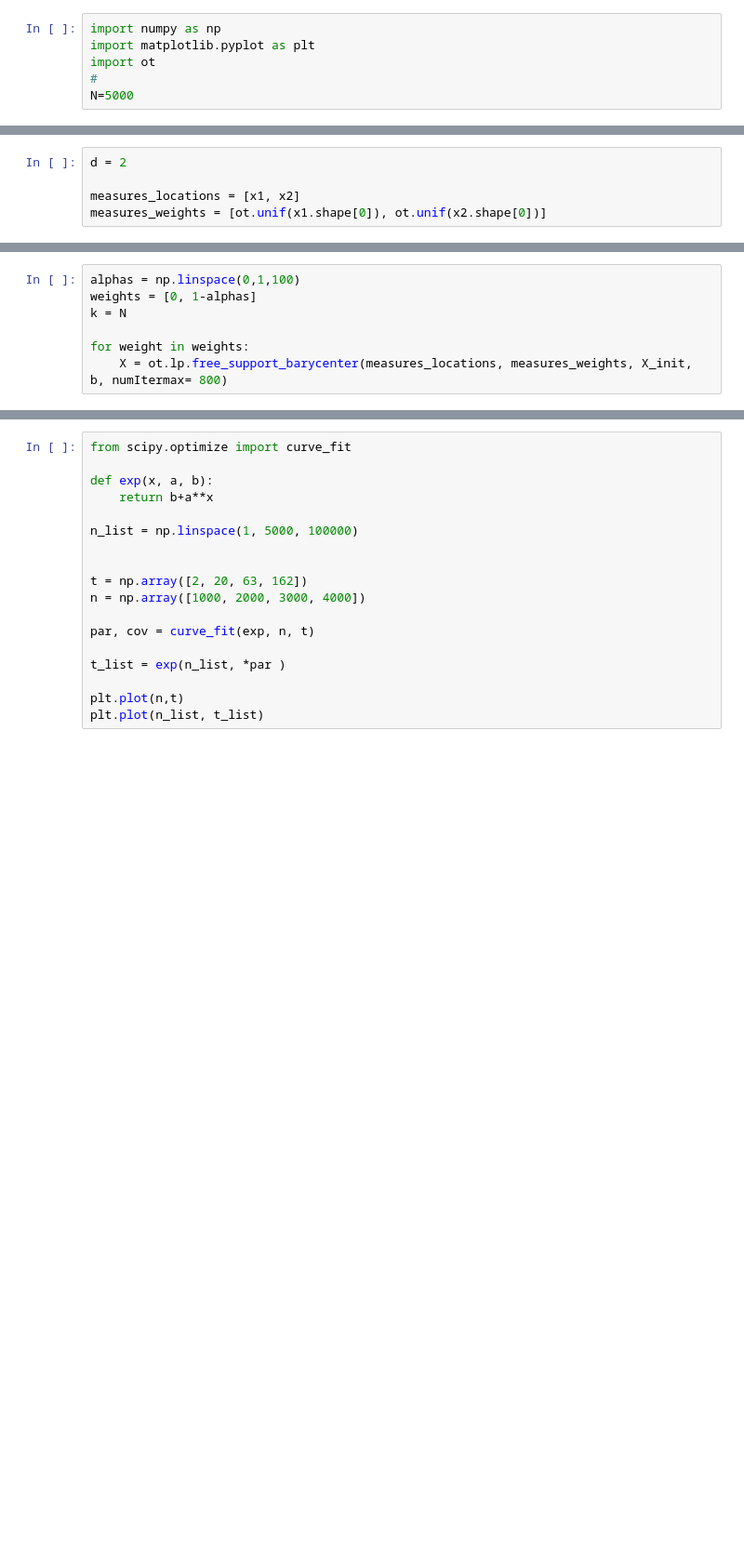
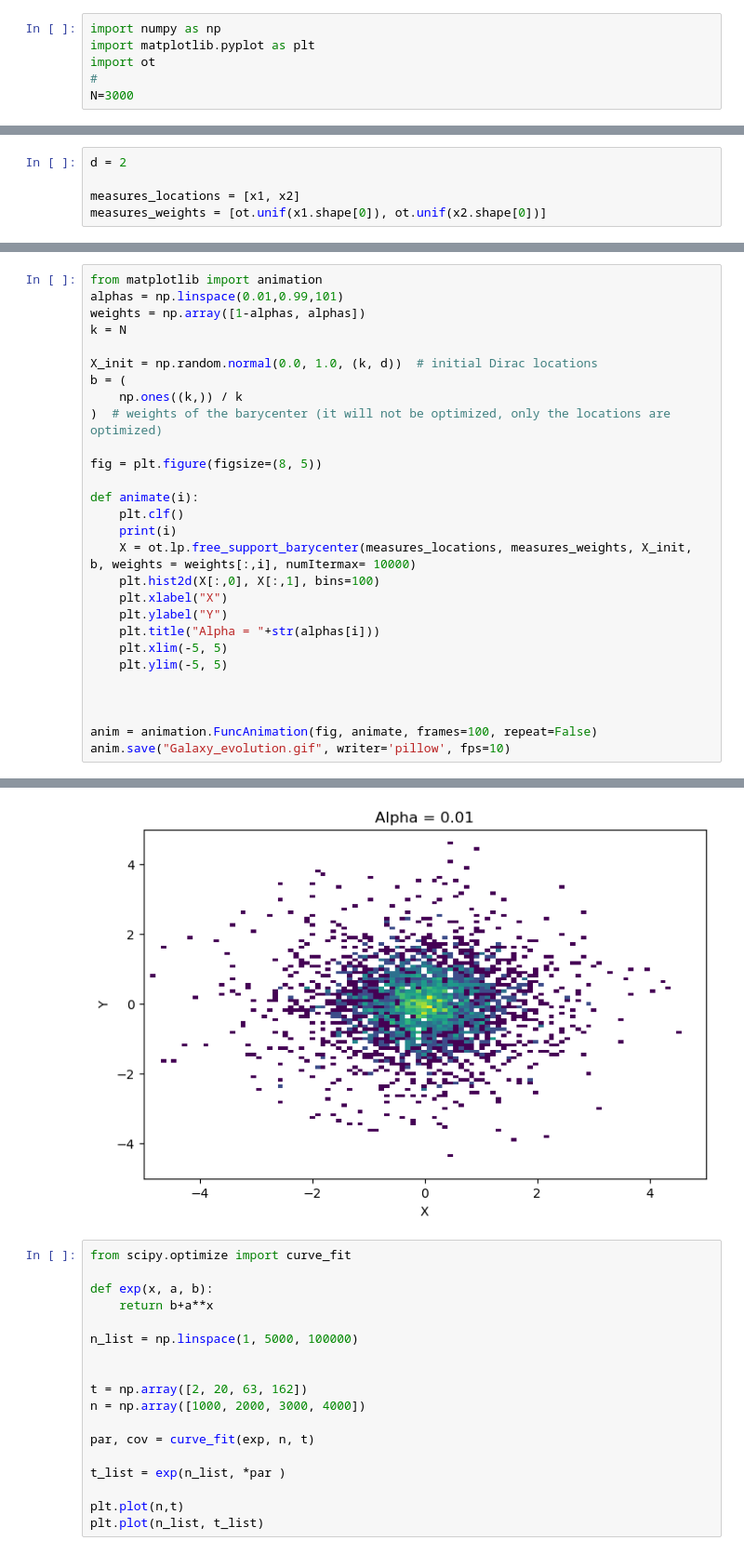
Before and after one commit to ansomax/AMAS_Project, a Jupyter notebook: 2D Wasserstein interpolation.ipynb, the cells around one changed output, grey strips where cells are left out. Shown at 93% size. Drawn from its saved outputs; the diff is of its cells as text; blank space fills up the shorter version.

```diff
--- a/2D Wasserstein interpolation.ipynb
+++ b/2D Wasserstein interpolation.ipynb
@@ -3,7 +3,7 @@ import numpy as np
 import matplotlib.pyplot as plt
 import ot
 #
-N=5000
+N=3000
 # %%
 def sersic(Ie, re, r, n):
     bn = 2*n - 1/3
@@ -79,7 +87,29 @@ plt.show()
-# %%
-alphas = np.linspace(0,1,100)
-weights = [0, 1-alphas]
-k = N
-
-for weight in weights:
-    X = ot.lp.free_support_barycenter(measures_locations, measures_weights, X_init, b, numItermax= 800)
+# %%
+from matplotlib import animation
+alphas = np.linspace(0.01,0.99,101)
+weights = np.array([1-alphas, alphas])
+k = N
+
+X_init = np.random.normal(0.0, 1.0, (k, d))  # initial Dirac locations
+b = (
+    np.ones((k,)) / k
+)  # weights of the barycenter (it will not be optimized, only the locations are optimized)
+
+fig = plt.figure(figsize=(8, 5))
+
+def animate(i):
+    plt.clf()
+    print(i)
+    X = ot.lp.free_support_barycenter(measures_locations, measures_weights, X_init, b, weights = weights[:,i], numItermax= 10000)
+    plt.hist2d(X[:,0], X[:,1], bins=100)
+    plt.xlabel("X")
+    plt.ylabel("Y")
+    plt.title("Alpha = "+str(alphas[i]))
+    plt.xlim(-5, 5)
+    plt.ylim(-5, 5)
+
+
+
+anim = animation.FuncAnimation(fig, animate, frames=100, repeat=False)
+anim.save("Galaxy_evolution.gif", writer='pillow', fps=10)
+# %% [output]
@@ -86,3 +133,4 @@ for weight in weights:
+[figure, added]
 # %%
 from scipy.optimize import curve_fit
 
```
Also changed, not shown: parts of 4 cells of this notebook, 1 other file.
